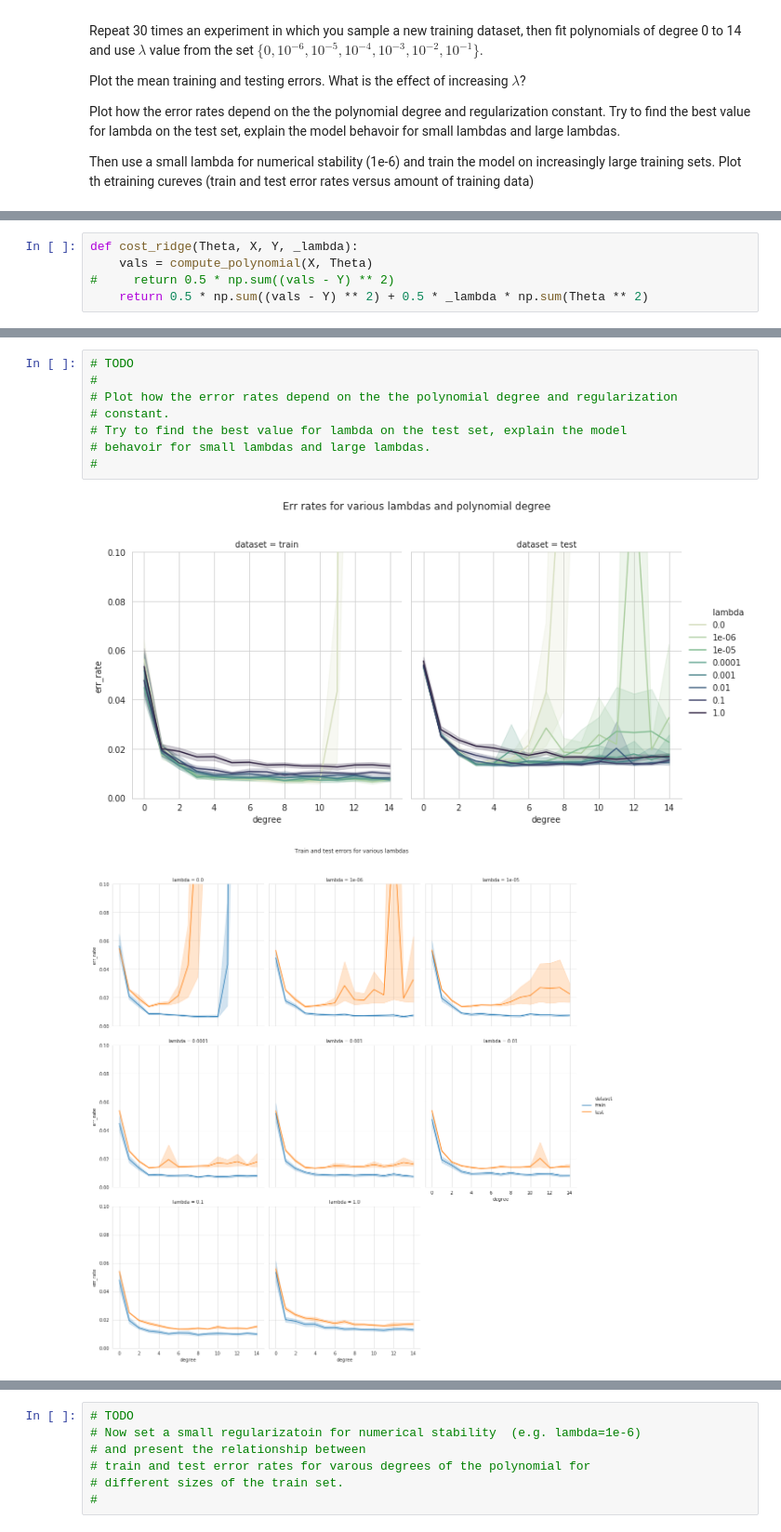
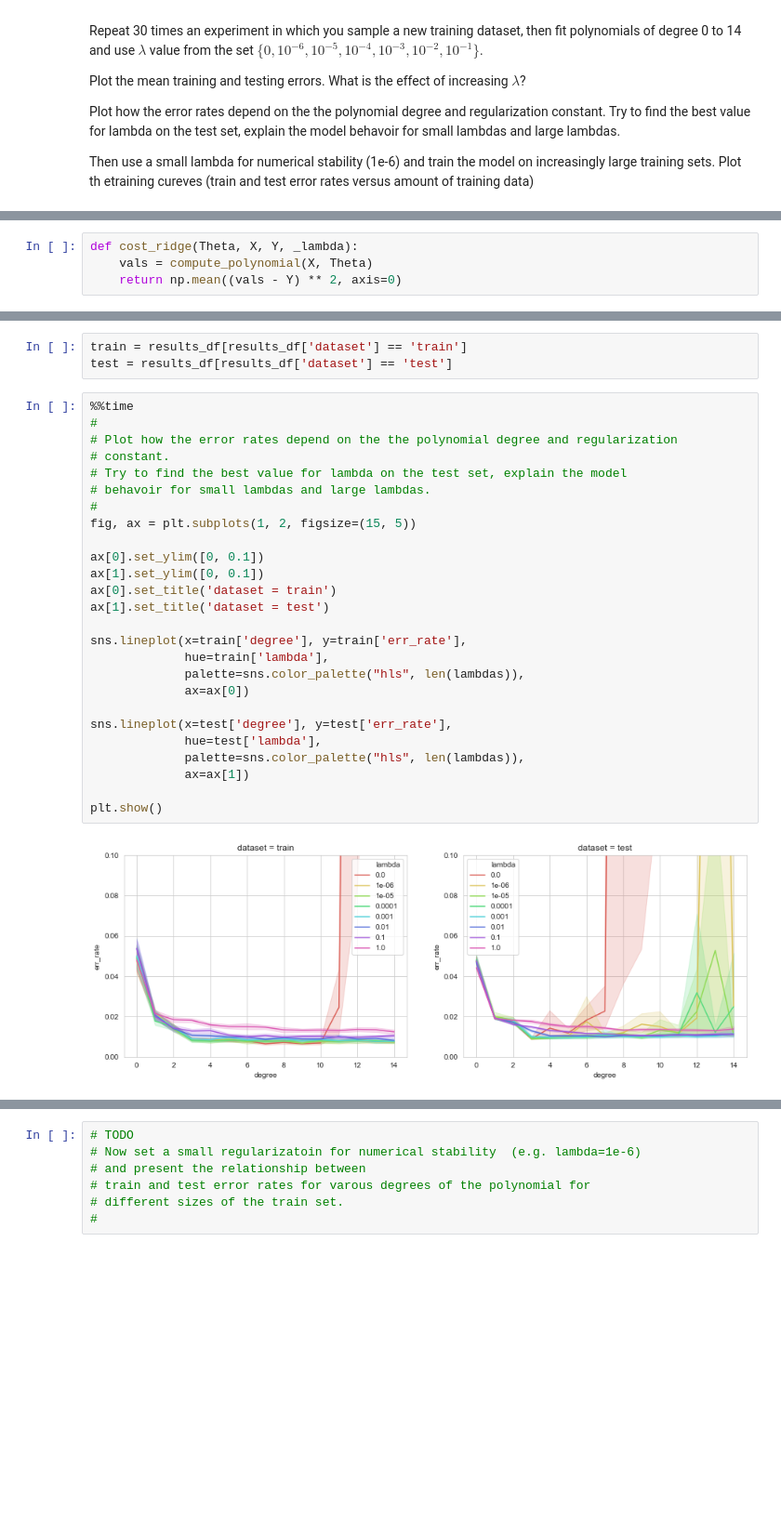
Before and after one commit to TheFebrin/DataScience, a Jupyter notebook: ML uni course/Assignment3/Assignment3.ipynb, the cells around one changed output, grey strips where cells are left out. Shown at 93% size. Cells and saved outputs as stored; diff of their text form; blank space fills up the shorter version.

```diff
--- a/ML uni course/Assignment3/Assignment3.ipynb
+++ b/ML uni course/Assignment3/Assignment3.ipynb
@@ -219,8 +206,7 @@ def poly_fit(data, degree, _lambda):
 # %%
 def cost_ridge(Theta, X, Y, _lambda):
     vals = compute_polynomial(X, Theta)
-#     return 0.5 * np.sum((vals - Y) ** 2)
-    return 0.5 * np.sum((vals - Y) ** 2) + 0.5 * _lambda * np.sum(Theta ** 2)
+    return np.mean((vals - Y) ** 2, axis=0)
 # %%
 num_test_samples = 100
 num_train_samples = [30]
@@ -276,11 +269,31 @@ results_df.sample(10)
+# %%
+train = results_df[results_df['dataset'] == 'train']
+test = results_df[results_df['dataset'] == 'test']
 # %%
-# TODO
+%%time
 #
 # Plot how the error rates depend on the the polynomial degree and regularization
 # constant.
 # Try to find the best value for lambda on the test set, explain the model
 # behavoir for small lambdas and large lambdas.
 #
+fig, ax = plt.subplots(1, 2, figsize=(15, 5))
+
+ax[0].set_ylim([0, 0.1])
+ax[1].set_ylim([0, 0.1])
+ax[0].set_title('dataset = train')
+ax[1].set_title('dataset = test')
+
+sns.lineplot(x=train['degree'], y=train['err_rate'],
+             hue=train['lambda'],
+             palette=sns.color_palette("hls", len(lambdas)),
+             ax=ax[0])
+
+sns.lineplot(x=test['degree'], y=test['err_rate'],
+             hue=test['lambda'],
+             palette=sns.color_palette("hls", len(lambdas)),
+             ax=ax[1])
+
+plt.show()
 # %% [output]
-[figure, old version]
+[figure, new version]
-[figure, removed]
```
Also changed, not shown: parts of 8 cells of this notebook, 1 other file.
